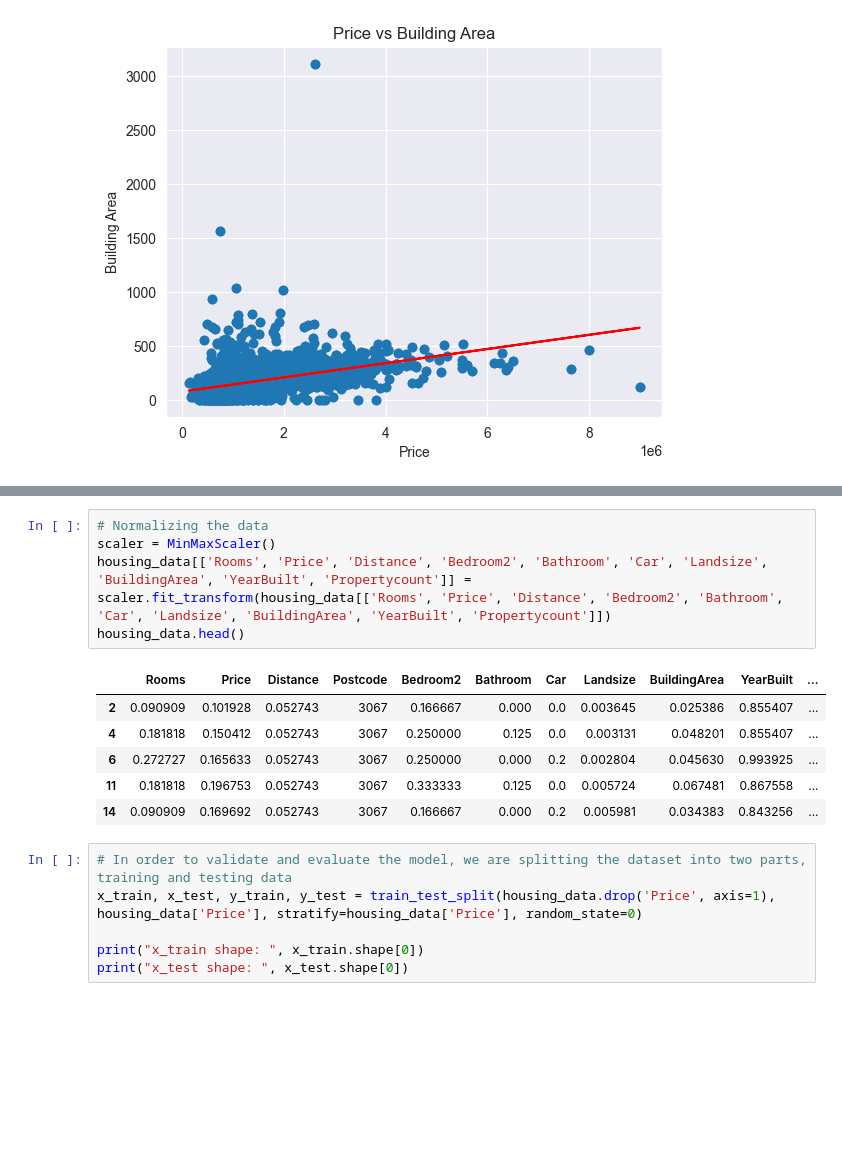
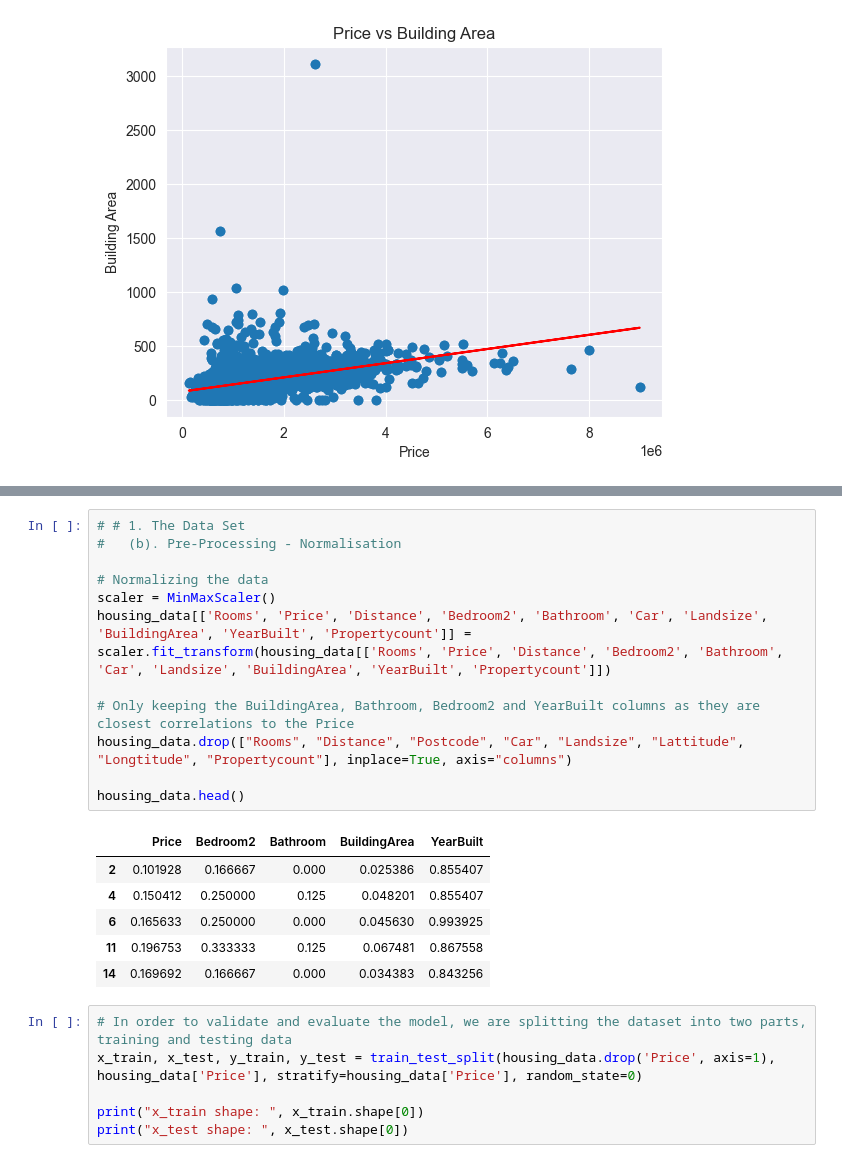
Before and after one commit to italotrt/CS4287-Neural-Computing-Project-1, a Jupyter notebook: CS4287-Prj1-21326312-21332967.ipynb, the cells around one changed output, grey strips where cells are left out. Cells and saved outputs as stored; diff of their text form; blank space fills up the shorter version.

```diff
--- a/CS4287-Prj1-21326312-21332967.ipynb
+++ b/CS4287-Prj1-21326312-21332967.ipynb
@@ -63,15 +85,22 @@ plt.show()
 # %%
+# # 1. The Data Set
+#   (b). Pre-Processing - Normalisation
+
 # Normalizing the data
 scaler = MinMaxScaler()
 housing_data[['Rooms', 'Price', 'Distance', 'Bedroom2', 'Bathroom', 'Car', 'Landsize', 'BuildingArea', 'YearBuilt', 'Propertycount']] = scaler.fit_transform(housing_data[['Rooms', 'Price', 'Distance', 'Bedroom2', 'Bathroom', 'Car', 'Landsize', 'BuildingArea', 'YearBuilt', 'Propertycount']])
+
+# Only keeping the BuildingArea, Bathroom, Bedroom2 and YearBuilt columns as they are closest correlations to the Price
+housing_data.drop(["Rooms", "Distance", "Postcode", "Car", "Landsize", "Lattitude", "Longtitude", "Propertycount"], inplace=True, axis="columns")
+
 housing_data.head()
 # %% [output]
-|  | Rooms | Price | Distance | Postcode | Bedroom2 | Bathroom | Car | Landsize | BuildingArea | YearBuilt | ... |
-| 2 | 0.090909 | 0.101928 | 0.052743 | 3067 | 0.166667 | 0.000 | 0.0 | 0.003645 | 0.025386 | 0.855407 | ... |
-| 4 | 0.181818 | 0.150412 | 0.052743 | 3067 | 0.250000 | 0.125 | 0.0 | 0.003131 | 0.048201 | 0.855407 | ... |
-| 6 | 0.272727 | 0.165633 | 0.052743 | 3067 | 0.250000 | 0.000 | 0.2 | 0.002804 | 0.045630 | 0.993925 | ... |
-| 11 | 0.181818 | 0.196753 | 0.052743 | 3067 | 0.333333 | 0.125 | 0.0 | 0.005724 | 0.067481 | 0.867558 | ... |
-| 14 | 0.090909 | 0.169692 | 0.052743 | 3067 | 0.166667 | 0.000 | 0.2 | 0.005981 | 0.034383 | 0.843256 | ... |
+|  | Price | Bedroom2 | Bathroom | BuildingArea | YearBuilt |
+| 2 | 0.101928 | 0.166667 | 0.000 | 0.025386 | 0.855407 |
+| 4 | 0.150412 | 0.250000 | 0.125 | 0.048201 | 0.855407 |
+| 6 | 0.165633 | 0.250000 | 0.000 | 0.045630 | 0.993925 |
+| 11 | 0.196753 | 0.333333 | 0.125 | 0.067481 | 0.867558 |
+| 14 | 0.169692 | 0.166667 | 0.000 | 0.034383 | 0.843256 |
 # %%
 # In order to validate and evaluate the model, we are splitting the dataset into two parts, training and testing data
 x_train, x_test, y_train, y_test = train_test_split(housing_data.drop('Price', axis=1), housing_data['Price'], stratify=housing_data['Price'], random_state=0)
```
Also changed, not shown: parts of 5 cells of this notebook.
